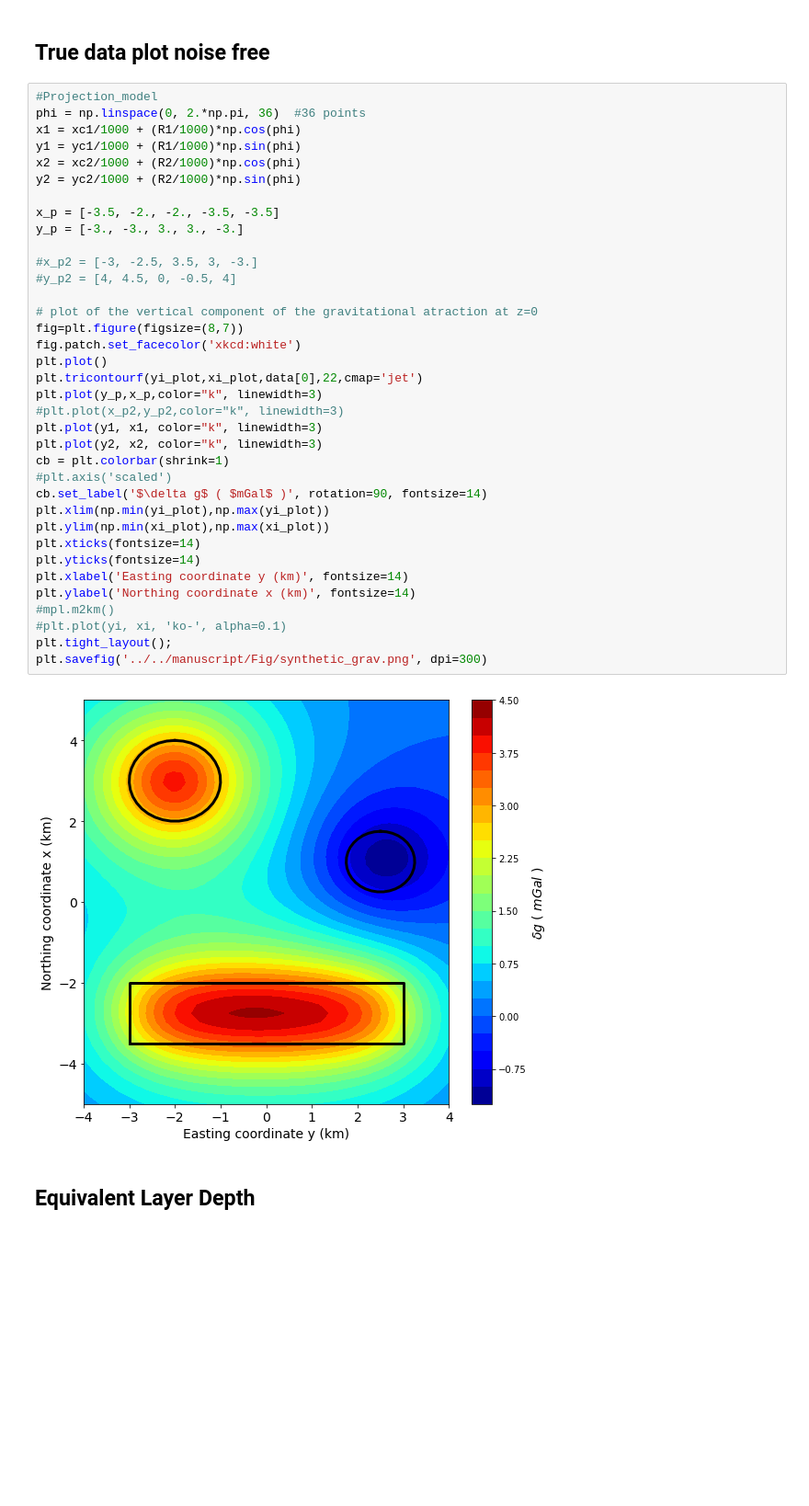
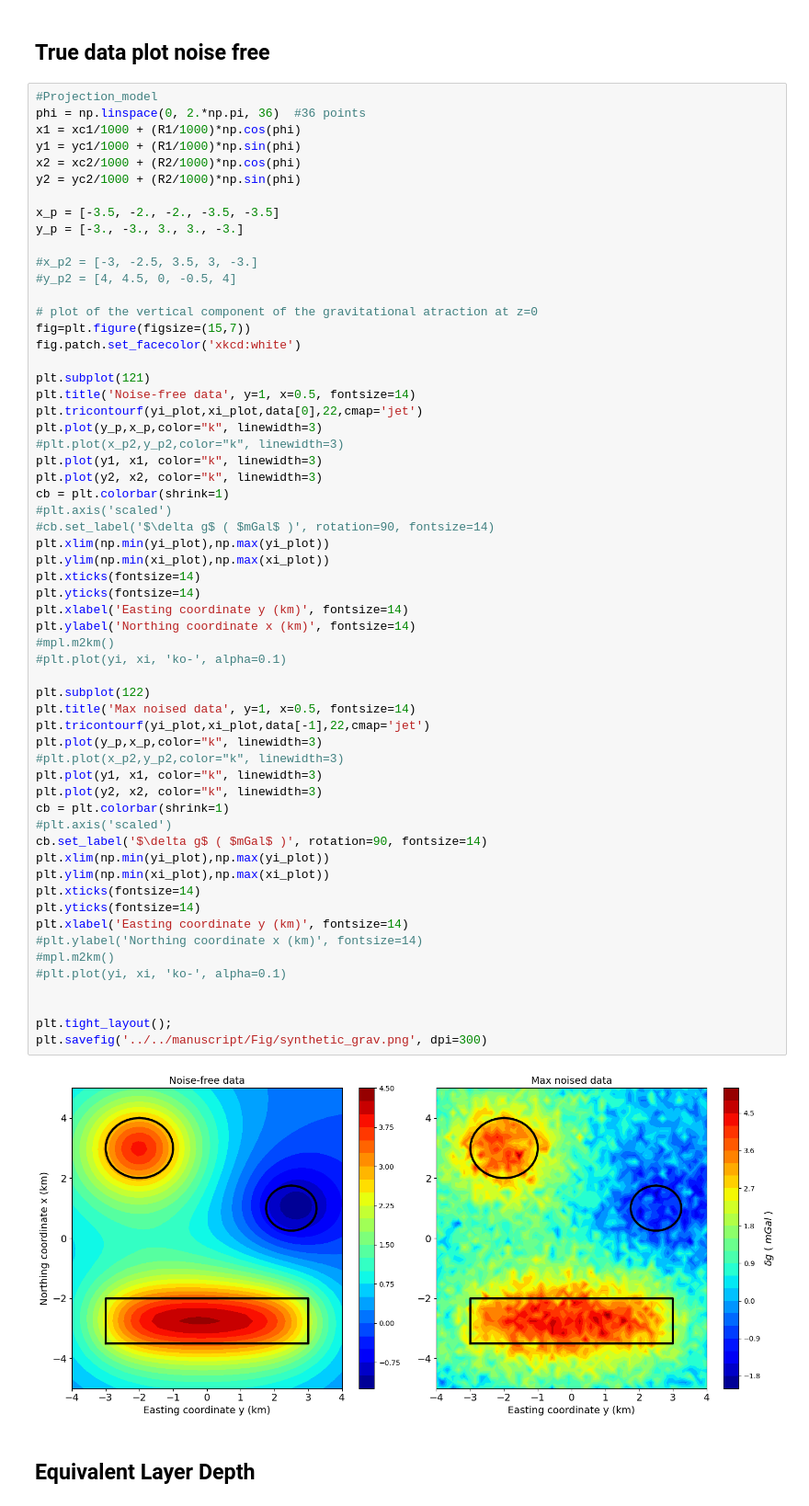
Before and after one commit to DiegoTaka/fast_equivalent_layer, a Jupyter notebook: code/grav/Stability_comparison_grav.ipynb, the cells around one changed output. Shown at 92% size. Cells and saved outputs as stored; diff of their text form; blank space fills up the shorter version.

Commit message:
synthetic section corrected. figure included to show maximum noised data

```diff
--- a/code/grav/Stability_comparison_grav.ipynb
+++ b/code/grav/Stability_comparison_grav.ipynb
@@ -56,37 +56,60 @@ x1 = xc1/1000 + (R1/1000)*np.cos(phi)
 y1 = yc1/1000 + (R1/1000)*np.sin(phi)
 x2 = xc2/1000 + (R2/1000)*np.cos(phi)
 y2 = yc2/1000 + (R2/1000)*np.sin(phi)
 
 x_p = [-3.5, -2., -2., -3.5, -3.5]
 y_p = [-3., -3., 3., 3., -3.]
 
 #x_p2 = [-3, -2.5, 3.5, 3, -3.]
 #y_p2 = [4, 4.5, 0, -0.5, 4]
 
 # plot of the vertical component of the gravitational atraction at z=0
-fig=plt.figure(figsize=(8,7))
+fig=plt.figure(figsize=(15,7))
 fig.patch.set_facecolor('xkcd:white')
-plt.plot()
+
+plt.subplot(121)
+plt.title('Noise-free data', y=1, x=0.5, fontsize=14)
 plt.tricontourf(yi_plot,xi_plot,data[0],22,cmap='jet')
+plt.plot(y_p,x_p,color="k", linewidth=3)
+#plt.plot(x_p2,y_p2,color="k", linewidth=3)
+plt.plot(y1, x1, color="k", linewidth=3)
+plt.plot(y2, x2, color="k", linewidth=3)
+cb = plt.colorbar(shrink=1)
+#plt.axis('scaled')
+#cb.set_label('$\delta g$ ( $mGal$ )', rotation=90, fontsize=14)
+plt.xlim(np.min(yi_plot),np.max(yi_plot))
+plt.ylim(np.min(xi_plot),np.max(xi_plot))
+plt.xticks(fontsize=14)
+plt.yticks(fontsize=14)
+plt.xlabel('Easting coordinate y (km)', fontsize=14)
+plt.ylabel('Northing coordinate x (km)', fontsize=14)
+#mpl.m2km()
+#plt.plot(yi, xi, 'ko-', alpha=0.1)
+
+plt.subplot(122)
+plt.title('Max noised data', y=1, x=0.5, fontsize=14)
+plt.tricontourf(yi_plot,xi_plot,data[-1],22,cmap='jet')
 plt.plot(y_p,x_p,color="k", linewidth=3)
 #plt.plot(x_p2,y_p2,color="k", linewidth=3)
 plt.plot(y1, x1, color="k", linewidth=3)
 plt.plot(y2, x2, color="k", linewidth=3)
 cb = plt.colorbar(shrink=1)
 #plt.axis('scaled')
 cb.set_label('$\delta g$ ( $mGal$ )', rotation=90, fontsize=14)
 plt.xlim(np.min(yi_plot),np.max(yi_plot))
 plt.ylim(np.min(xi_plot),np.max(xi_plot))
 plt.xticks(fontsize=14)
 plt.yticks(fontsize=14)
 plt.xlabel('Easting coordinate y (km)', fontsize=14)
-plt.ylabel('Northing coordinate x (km)', fontsize=14)
+#plt.ylabel('Northing coordinate x (km)', fontsize=14)
 #mpl.m2km()
 #plt.plot(yi, xi, 'ko-', alpha=0.1)
+
+
 plt.tight_layout();
 plt.savefig('../../manuscript/Fig/synthetic_grav.png', dpi=300)
 # %% [output]
-[figure, old version]
+[figure, new version]
 # %% [markdown]
 ## Equivalent Layer Depth
 # %%
```
Also changed, not shown: 11 other files.
